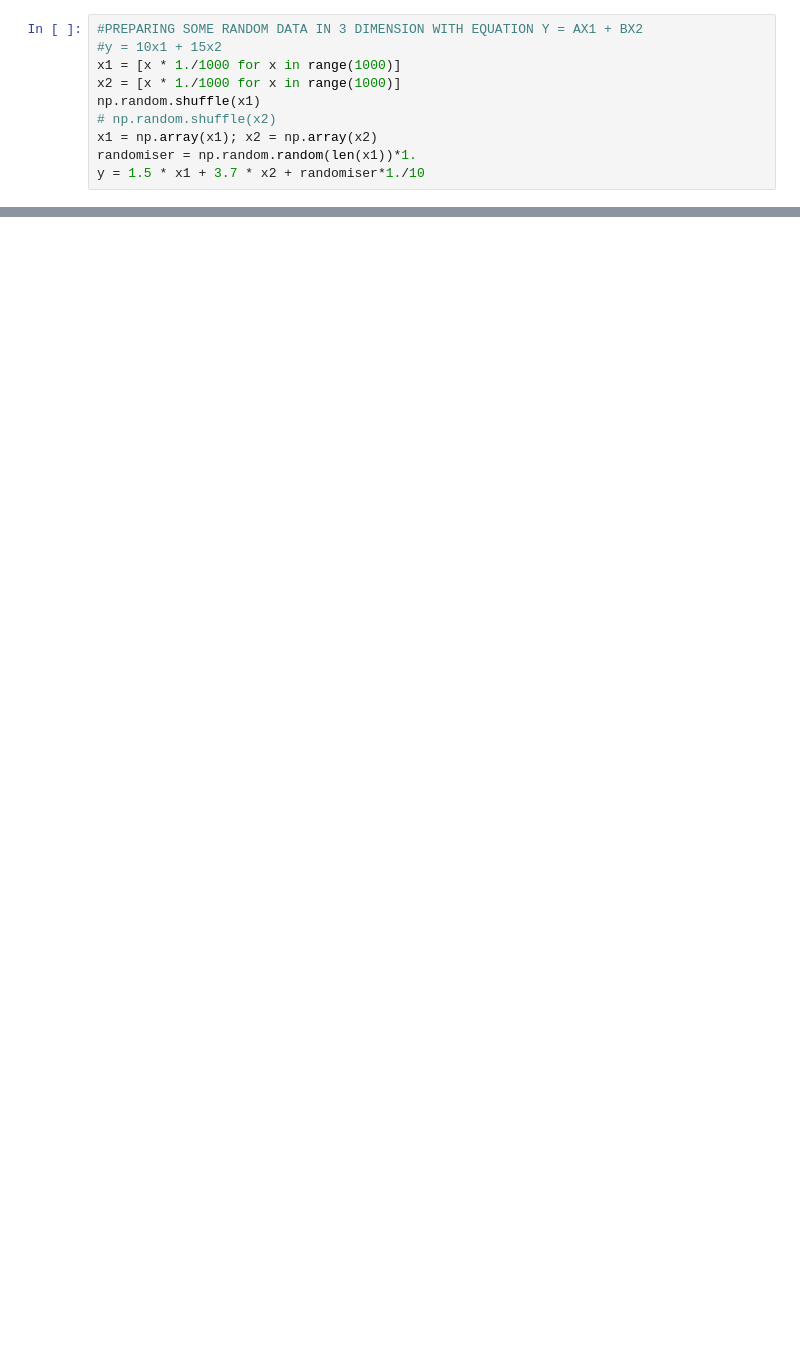
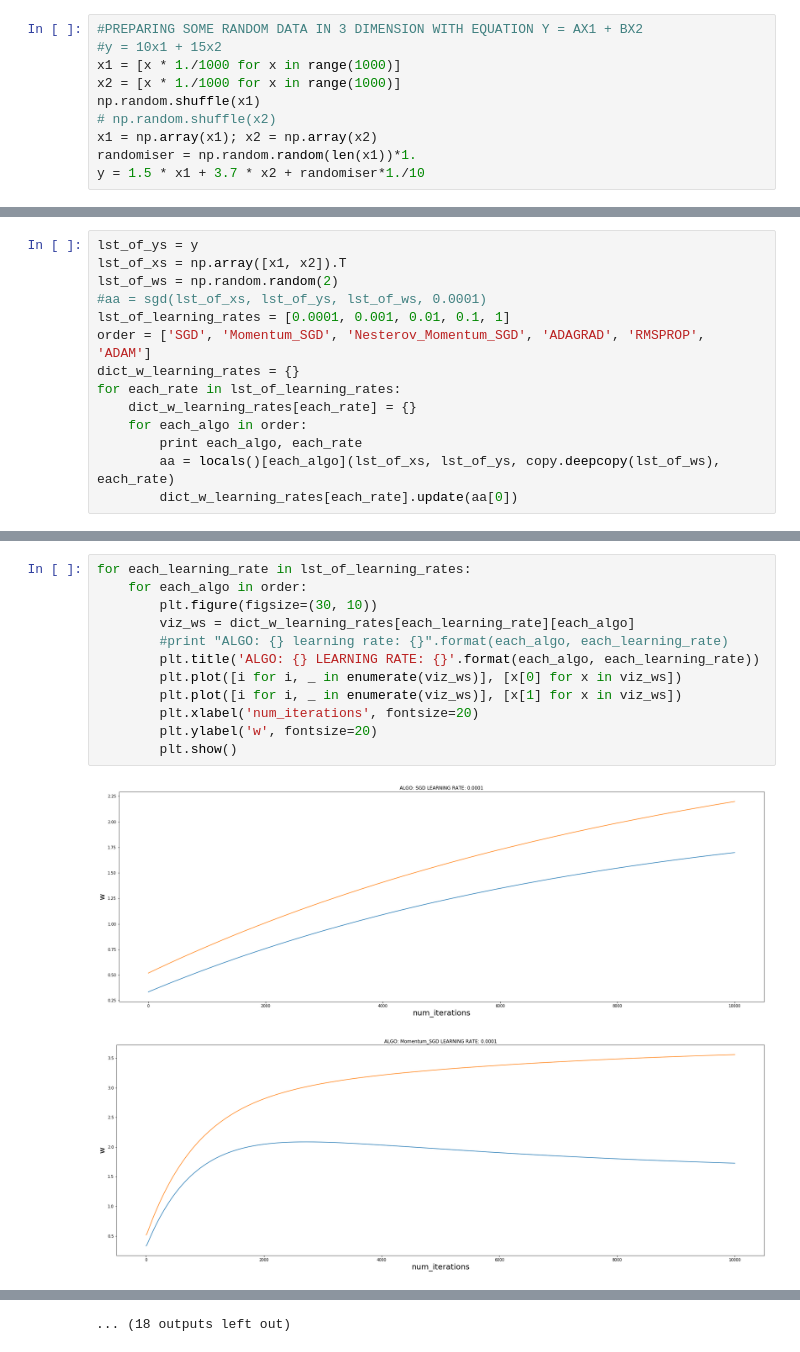
Before and after one commit to Vishwesh-Kirthivasan/neural_nets_optimizers, a Jupyter notebook: Gradient Descent.ipynb, the cells around one changed output, grey strips where cells are left out. Drawn from its saved outputs; the diff is of its cells as text; blank space fills up the shorter version.

Commit message:
Added all optimizers with visualisations

```diff
--- a/Gradient Descent.ipynb
+++ b/Gradient Descent.ipynb
@@ -124,0 +456,14 @@ plt.plot([i for i, _ in enumerate(lst_of_errs)], lst_of_errs)
+# %%
+lst_of_ys = y
+lst_of_xs = np.array([x1, x2]).T
+lst_of_ws = np.random.random(2)
+#aa = sgd(lst_of_xs, lst_of_ys, lst_of_ws, 0.0001)
+lst_of_learning_rates = [0.0001, 0.001, 0.01, 0.1, 1]
+order = ['SGD', 'Momentum_SGD', 'Nesterov_Momentum_SGD', 'ADAGRAD', 'RMSPROP', 'ADAM']
+dict_w_learning_rates = {}
+for each_rate in lst_of_learning_rates:
+    dict_w_learning_rates[each_rate] = {}
+    for each_algo in order:
+        print each_algo, each_rate
+        aa = locals()[each_algo](lst_of_xs, lst_of_ys, copy.deepcopy(lst_of_ws), each_rate)
+        dict_w_learning_rates[each_rate].update(aa[0])
@@ -124,0 +488,15 @@ plt.plot([i for i, _ in enumerate(lst_of_errs)], lst_of_errs)
+# %%
+for each_learning_rate in lst_of_learning_rates:
+    for each_algo in order:
+        plt.figure(figsize=(30, 10))
+        viz_ws = dict_w_learning_rates[each_learning_rate][each_algo]
+        #print "ALGO: {} learning rate: {}".format(each_algo, each_learning_rate)
+        plt.title('ALGO: {} LEARNING RATE: {}'.format(each_algo, each_learning_rate))
+        plt.plot([i for i, _ in enumerate(viz_ws)], [x[0] for x in viz_ws])
+        plt.plot([i for i, _ in enumerate(viz_ws)], [x[1] for x in viz_ws])
+        plt.xlabel('num_iterations', fontsize=20)
+        plt.ylabel('w', fontsize=20)
+        plt.show()
+# %% [output]
+[figure, added]
+[figure, added]
@@ -124,0 +513 @@ plt.plot([i for i, _ in enumerate(lst_of_errs)], lst_of_errs)
+... (18 outputs left out)
```
Also changed, not shown: parts of 18 cells of this notebook.
